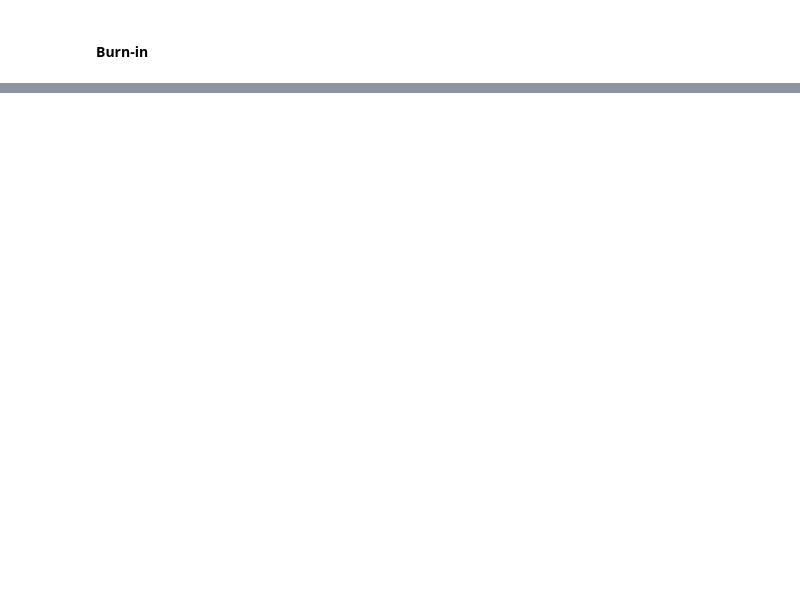
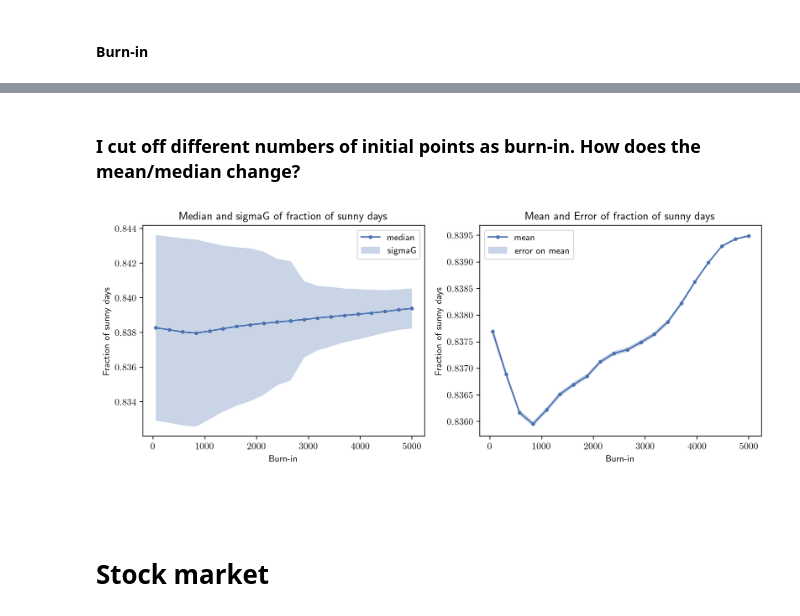
Before and after one commit to GiuliaConti/astrostatistics_bicocca_2024, a Jupyter notebook: working/E09_L10_sunny.ipynb, the cells around one changed output, grey strips where cells are left out. Cells and saved outputs as stored; diff of their text form; code cells hidden in the pictures; blank space fills up the shorter version.

Commit message:
Work on stock market exercise

```diff
--- a/working/E09_L10_sunny.ipynb
+++ b/working/E09_L10_sunny.ipynb
@@ -82,0 +124,48 @@ print(astroML.stats.sigmaG(prob_burn))
+# %% [markdown]
+### I cut off different numbers of initial points as burn-in. How does the mean/median change?
+# %%
+burn = np.linspace(50, 5000, 20)
+median = []
+mean = []
+sigmaG = []
+s_mean = []
+
+for b in burn:
+    prob_b = prob_during[int(b):]
+    median.append(np.median(prob_b))
+    mean.append(np.mean(prob_b))
+    sigmaG.append(astroML.stats.sigmaG(prob_b))
+    s_mean.append(np.std(prob_b)/np.sqrt(len(prob_b)))
+
+g_down = np.array(median)-np.array(sigmaG)
+g_up = np.array(median)+np.array(sigmaG)
+
+s_down = np.array(mean)-np.array(s_mean)
+s_up = np.array(mean)+np.array(s_mean)
+
+fig, axs = plt.subplots(1, 2, figsize=(10, 4))
+
+axs[0].plot(burn, median, marker='.', label='median')
+axs[0].fill_between(burn, g_down, g_up, label='sigmaG', alpha=0.3)
+#axs[0].set_ylim(0.8, 0.835)
+axs[0].set_title('Median and sigmaG of fraction of sunny days')
+axs[0].set_xlabel('Burn-in')
+axs[0].set_ylabel('Fraction of sunny days')
+axs[0].legend()
+
+axs[1].plot(burn, mean, marker='.', label='mean')
+axs[1].fill_between(burn, s_down, s_up, label='error on mean', alpha=0.3)
+#axs[1].set_ylim(0.8, 0.835)
+axs[1].set_title('Mean and Error of fraction of sunny days')
+axs[1].set_xlabel('Burn-in')
+axs[1].set_ylabel('Fraction of sunny days')
+axs[1].legend()
+
+plt.tight_layout()
+plt.show()
+# %% [output]
+[figure, added]
+# %% [markdown]
+#
+# %% [markdown]
+# Stock market
```
Also changed, not shown: parts of 21 cells of this notebook.
